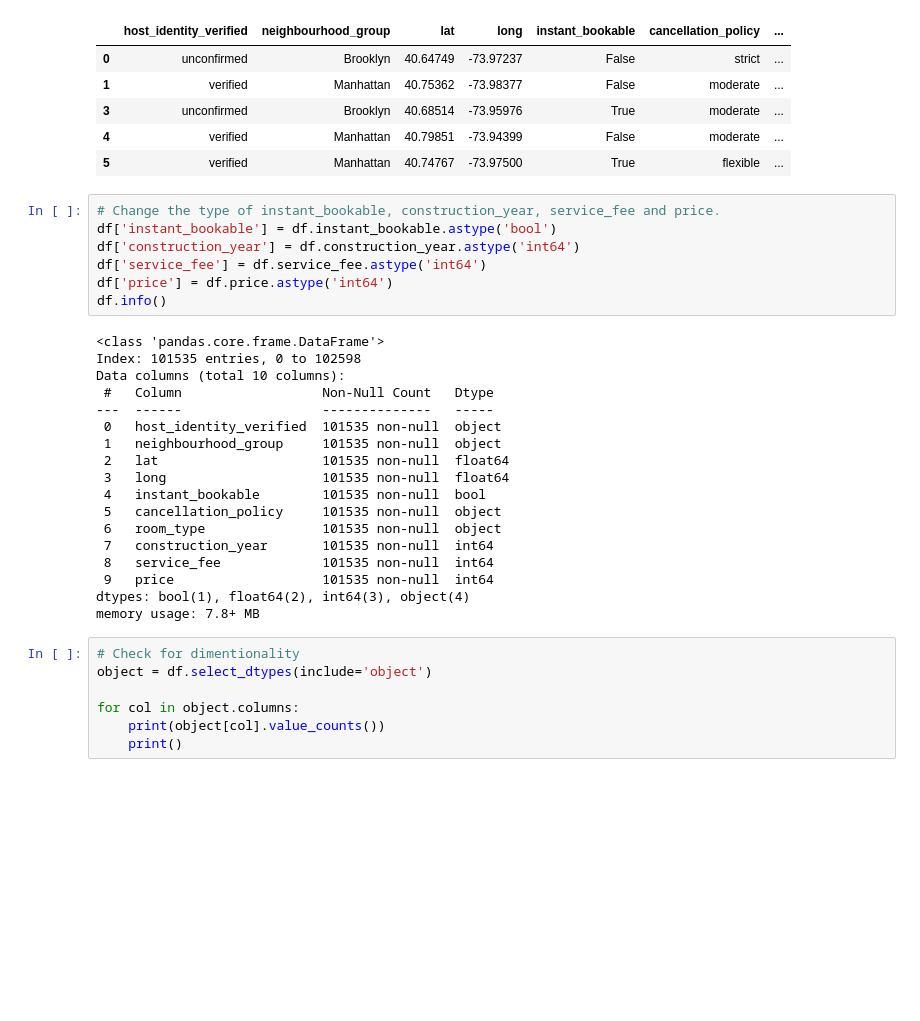
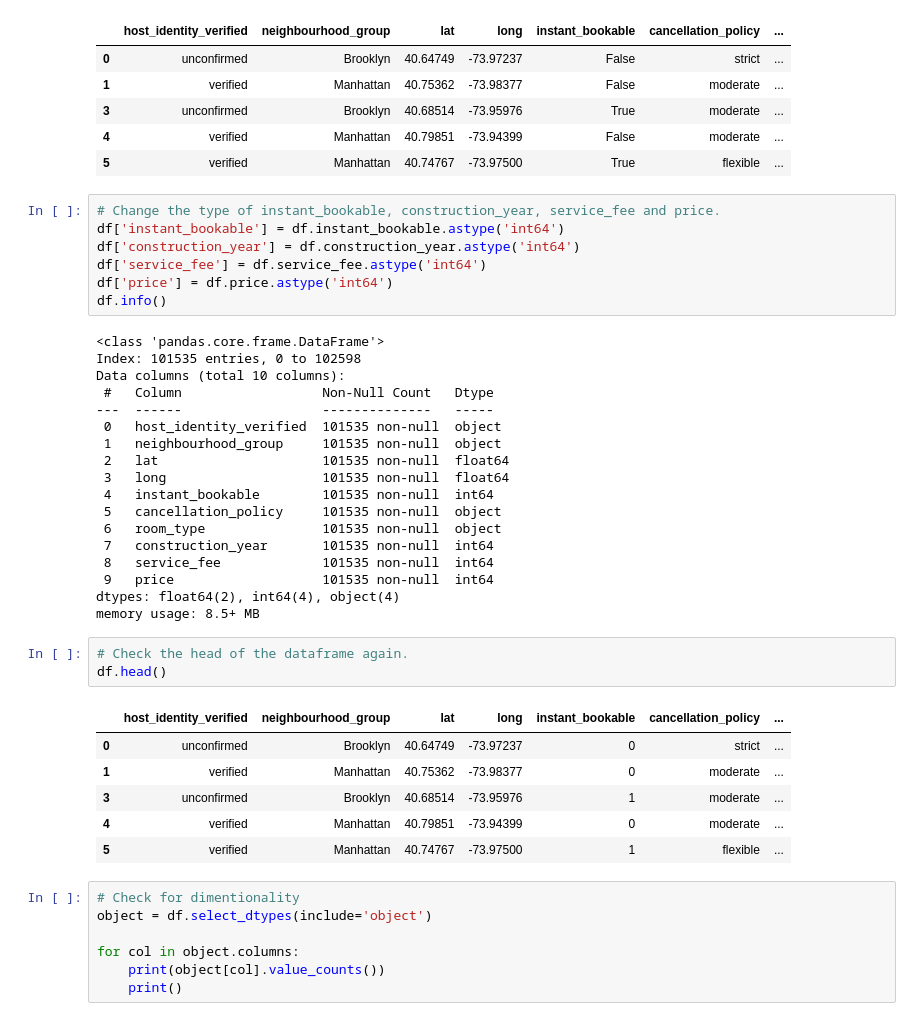
Before and after one commit to subair99/Project_Notes, a Jupyter notebook: Project_Notes_006.ipynb, the cells around one changed output. Saved outputs shown, nothing was run; the diff lists cells and outputs as text; blank space fills up the shorter version.

```diff
--- a/Project_Notes_006.ipynb
+++ b/Project_Notes_006.ipynb
@@ -170,7 +170,7 @@ df.head()
 | 5 | verified | Manhattan | 40.74767 | -73.97500 | True | flexible | ... |
 # %%
 # Change the type of instant_bookable, construction_year, service_fee and price.
-df['instant_bookable'] = df.instant_bookable.astype('bool')
+df['instant_bookable'] = df.instant_bookable.astype('int64')
 df['construction_year'] = df.construction_year.astype('int64')
 df['service_fee'] = df.service_fee.astype('int64')
 df['price'] = df.price.astype('int64')
@@ -185,14 +185,24 @@ Data columns (total 10 columns):
  1   neighbourhood_group     101535 non-null  object
  2   lat                     101535 non-null  float64
  3   long                    101535 non-null  float64
- 4   instant_bookable        101535 non-null  bool
+ 4   instant_bookable        101535 non-null  int64
  5   cancellation_policy     101535 non-null  object
  6   room_type               101535 non-null  object
  7   construction_year       101535 non-null  int64
  8   service_fee             101535 non-null  int64
  9   price                   101535 non-null  int64
-dtypes: bool(1), float64(2), int64(3), object(4)
-memory usage: 7.8+ MB
+dtypes: float64(2), int64(4), object(4)
+memory usage: 8.5+ MB
+# %%
+# Check the head of the dataframe again.
+df.head()
+# %% [output]
+|  | host_identity_verified | neighbourhood_group | lat | long | instant_bookable | cancellation_policy | ... |
+| 0 | unconfirmed | Brooklyn | 40.64749 | -73.97237 | 0 | strict | ... |
+| 1 | verified | Manhattan | 40.75362 | -73.98377 | 0 | moderate | ... |
+| 3 | unconfirmed | Brooklyn | 40.68514 | -73.95976 | 1 | moderate | ... |
+| 4 | verified | Manhattan | 40.79851 | -73.94399 | 0 | moderate | ... |
+| 5 | verified | Manhattan | 40.74767 | -73.97500 | 1 | flexible | ... |
 # %%
 # Check for dimentionality
 object = df.select_dtypes(include='object')
```
Also changed, not shown: parts of 9 cells of this notebook.
